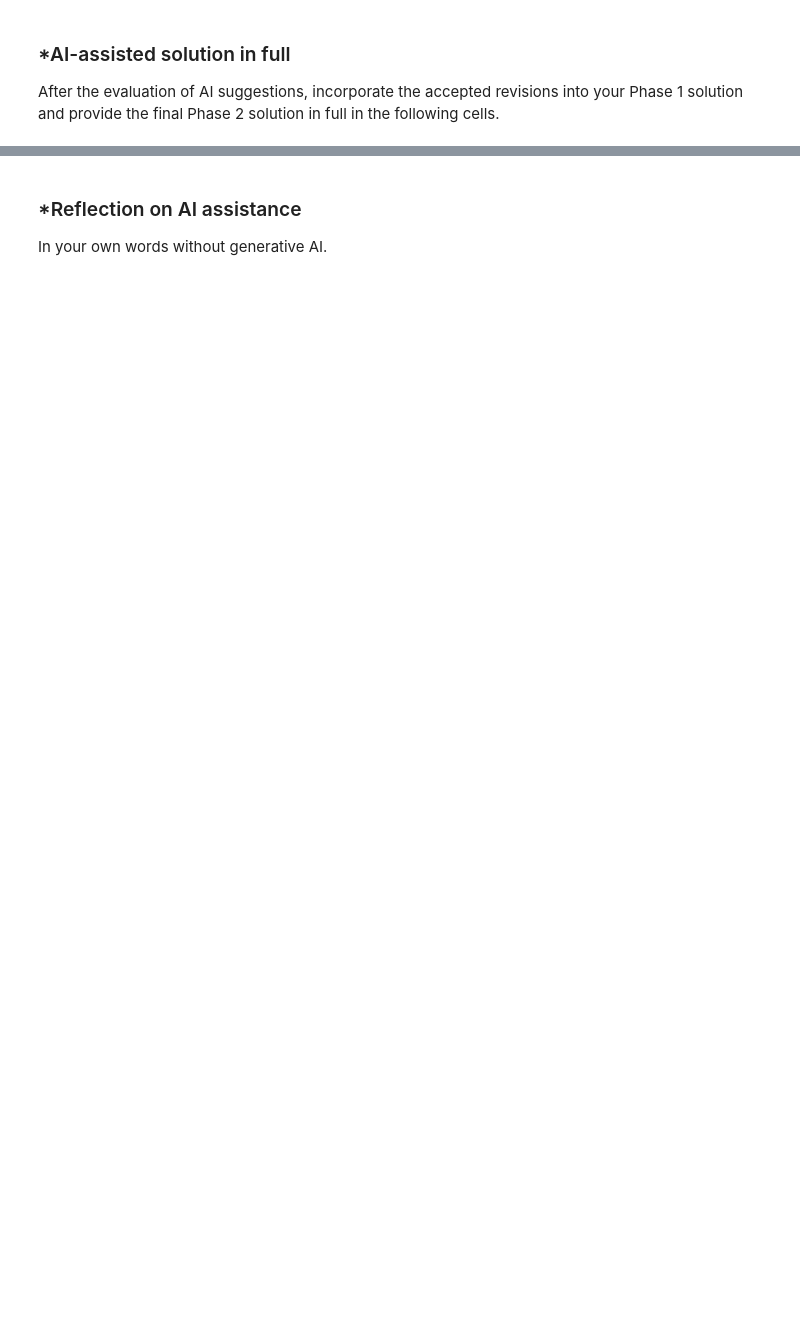
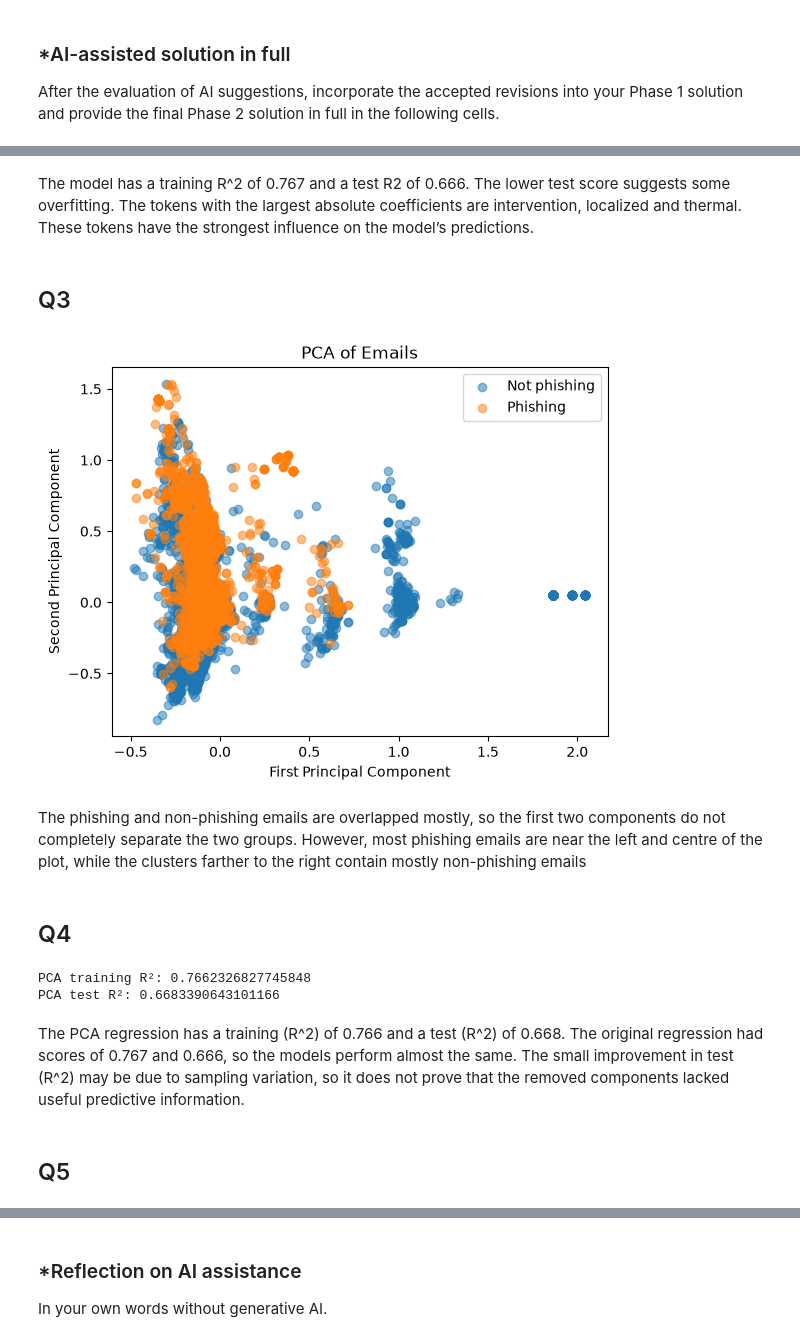
Before and after one commit to jdiamond4/A05-pca, a Jupyter notebook: notebook.ipynb, the cells around one changed output, grey strips where cells are left out. Drawn from its saved outputs; the diff is of its cells as text; code cells hidden in the pictures; blank space fills up the shorter version.

```diff
--- a/notebook.ipynb
+++ b/notebook.ipynb
@@ -205,0 +220,19 @@ After the evaluation of AI suggestions, incorporate the accepted revisions into
+# %%
+import pandas as pd
+from sklearn.model_selection import train_test_split
+from sklearn.linear_model import LinearRegression
+
+data = pd.read_parquet("data/Phishing_clean.parquet")
+
+X = data.drop(columns=["Email Type"])
+y = data["Email Type"]
+
+X_train, X_test, y_train, y_test = train_test_split(
+    X, y, test_size=0.2, random_state=42
+)
+
+model = LinearRegression()
+model.fit(X_train, y_train)
+
+print("Training R²:", model.score(X_train, y_train))
+print("Test R²:", model.score(X_test, y_test))
@@ -205,0 +259,57 @@ After the evaluation of AI suggestions, incorporate the accepted revisions into
+# %% [markdown]
+The model has a training R^2 of 0.767 and a test R2 of 0.666. The lower test score suggests some overfitting. The tokens with the largest absolute coefficients are intervention, localized and thermal. These tokens have the strongest influence on the model’s predictions.
+# %% [markdown]
+## Q3
+# %%
+from sklearn.decomposition import PCA
+import matplotlib.pyplot as plt
+
+pca = PCA(n_components=2)
+X_pca = pca.fit_transform(X)
+
+plt.scatter(
+    X_pca[y == 0, 0],
+    X_pca[y == 0, 1],
+    label="Not phishing",
+    alpha=0.5
+)
+
+plt.scatter(
+    X_pca[y == 1, 0],
+    X_pca[y == 1, 1],
+    label="Phishing",
+    alpha=0.5
+)
+
+plt.xlabel("First Principal Component")
+plt.ylabel("Second Principal Component")
+plt.title("PCA of Emails")
+plt.legend()
+plt.show()
+# %% [output]
+[figure, added]
+# %% [markdown]
+The phishing and non-phishing emails are overlapped mostly, so the first two components do not completely separate the two groups. However, most phishing emails are near the left and centre of the plot, while the clusters farther to the right contain mostly non-phishing emails
+# %% [markdown]
+## Q4
+# %%
+from sklearn.decomposition import PCA
+from sklearn.linear_model import LinearRegression
+
+pca = PCA(n_components=2610)
+
+X_train_pca = pca.fit_transform(X_train)
+X_test_pca = pca.transform(X_test)
+
+pca_model = LinearRegression()
+pca_model.fit(X_train_pca, y_train)
+
+print("PCA training R²:", pca_model.score(X_train_pca, y_train))
+print("PCA test R²:", pca_model.score(X_test_pca, y_test))
+# %% [output]
+PCA training R²: 0.7662326827745848
+PCA test R²: 0.6683390643101166
+# %% [markdown]
+The PCA regression has a training \(R^2\) of 0.766 and a test \(R^2\) of 0.668. The original regression had scores of 0.767 and 0.666, so the models perform almost the same. The small improvement in test \(R^2\) may be due to sampling variation, so it does not prove that the removed components lacked useful predictive information.
+# %% [markdown]
+## Q5
```
Also changed, not shown: parts of 17 cells of this notebook.
